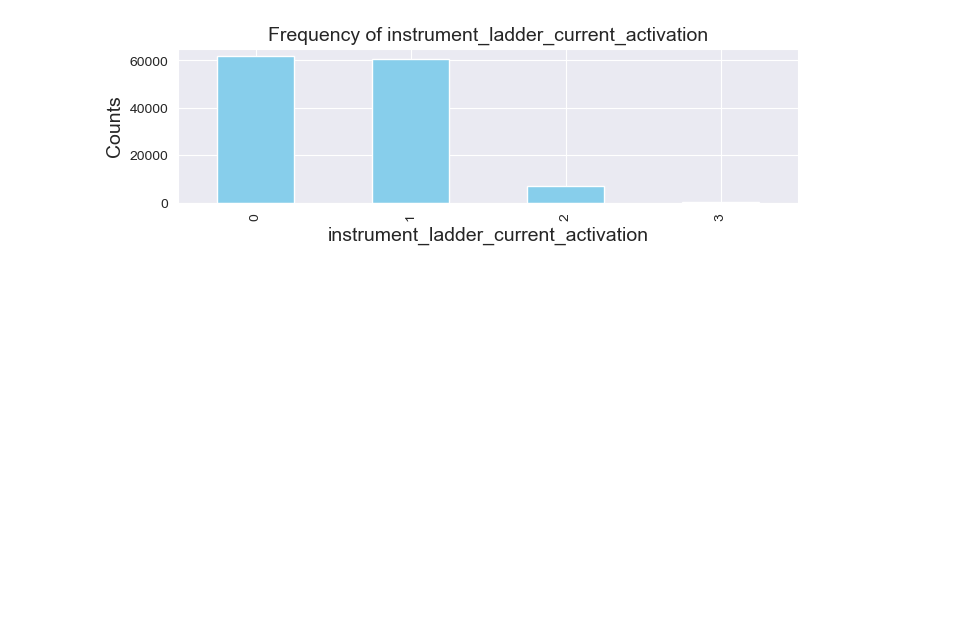
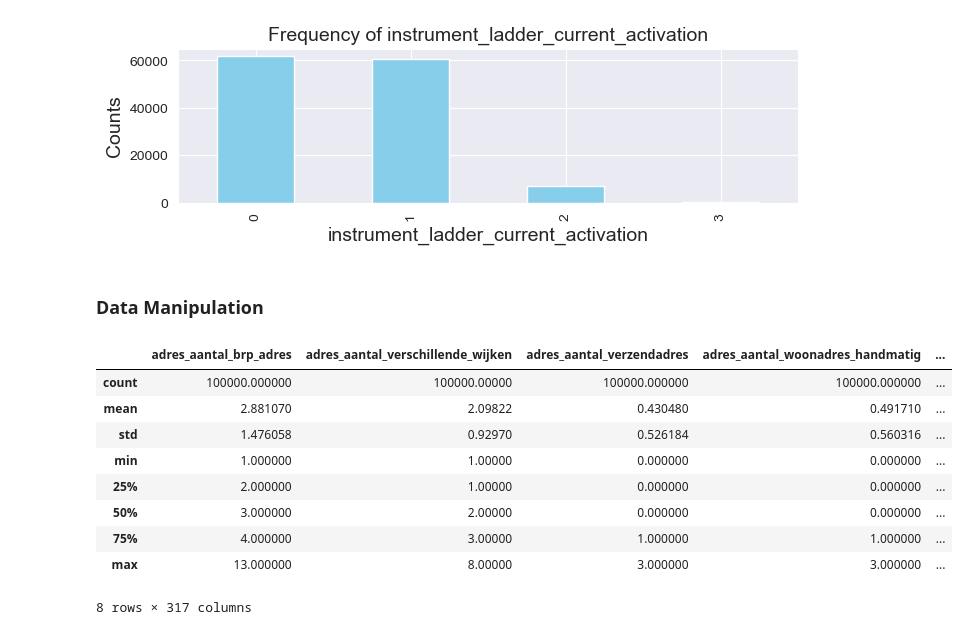
Before and after one commit to yulinchen03/TestingProject, a Jupyter notebook: src/team_2/biased_feature_selection.ipynb, the cells around one changed output. Cells and saved outputs as stored; diff of their text form; code cells hidden in the pictures; blank space fills up the shorter version.

Commit message:
added code for data_manipulator() for easy data manipulation

```diff
--- a/src/team_2/biased_feature_selection.ipynb
+++ b/src/team_2/biased_feature_selection.ipynb
@@ -194,0 +195,17 @@ plot_values('instrument_ladder_current_activation', df)
+# %% [markdown]
+### Data Manipulation
+# %%
+###Testing and example usage of manipulator
+test_data = pd.read_csv('../../data/synth_data_train_labeled.csv')
+test_data.describe()
+# %% [output]
+|  | adres_aantal_brp_adres | adres_aantal_verschillende_wijken | adres_aantal_verzendadres | adres_aantal_woonadres_handmatig | ... |
+| count | 100000.000000 | 100000.00000 | 100000.000000 | 100000.000000 | ... |
+| mean | 2.881070 | 2.09822 | 0.430480 | 0.491710 | ... |
+| std | 1.476058 | 0.92970 | 0.526184 | 0.560316 | ... |
+| min | 1.000000 | 1.00000 | 0.000000 | 0.000000 | ... |
+| 25% | 2.000000 | 1.00000 | 0.000000 | 0.000000 | ... |
+| 50% | 3.000000 | 2.00000 | 0.000000 | 0.000000 | ... |
+| 75% | 4.000000 | 3.00000 | 1.000000 | 1.000000 | ... |
+| max | 13.000000 | 8.00000 | 3.000000 | 3.000000 | ... |
+8 rows × 317 columns
```
Also changed, not shown: parts of 4 cells of this notebook, 1 other file.
